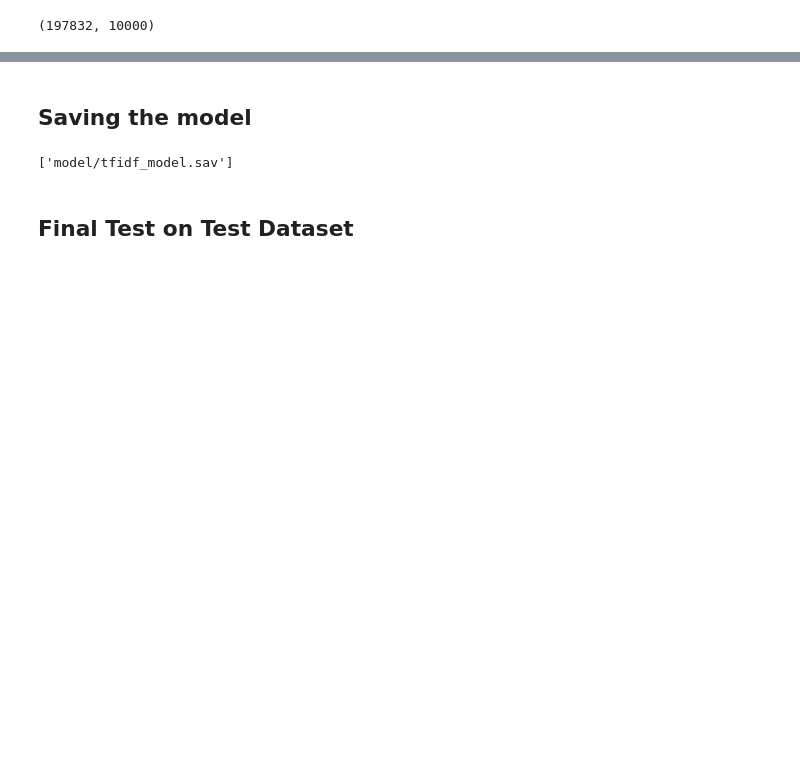
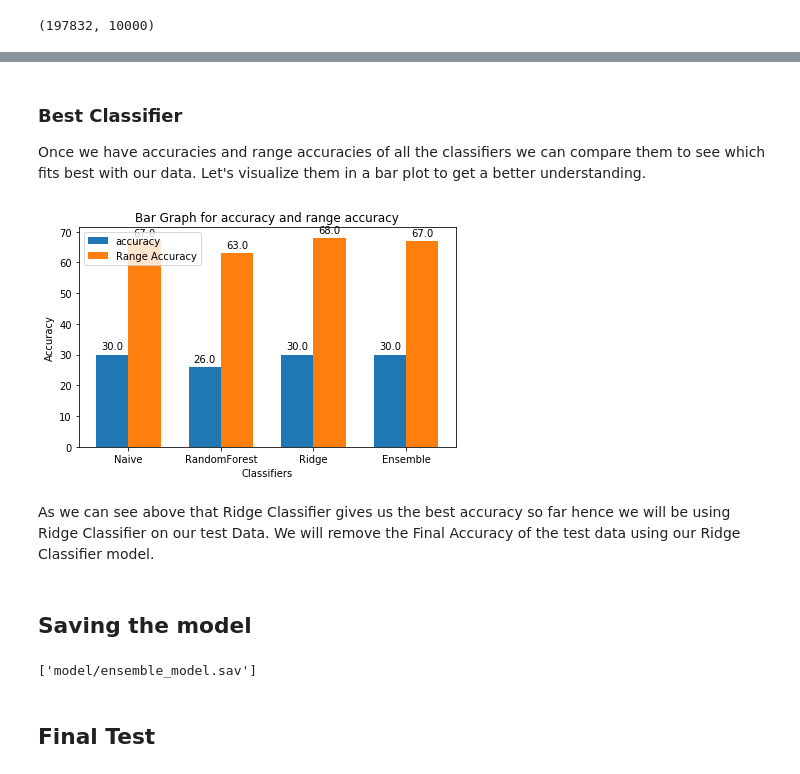
Before and after one commit to elisontuscano/Game-Review-Predictor, a Jupyter notebook: GameReviewPredictor.ipynb, the cells around one changed output, grey strips where cells are left out. Saved outputs shown, nothing was run; the diff lists cells and outputs as text; code cells hidden in the pictures; blank space fills up the shorter version.

```diff
--- a/GameReviewPredictor.ipynb
+++ b/GameReviewPredictor.ipynb
@@ -204,0 +481,9 @@ Range Accuracy on development data : 72.11876743903919 %
+# %%
+from sklearn.ensemble import VotingClassifier
+estimators = []
+estimators.append(('naive', NaiveClassifier))
+estimators.append(('random', RFClassifier))
+estimators.append(('ridge', Ridgeclassifier))
+# create the ensemble model
+ensemble = VotingClassifier(estimators)
+ensemble.fit(tfidf_train, Y_train)
@@ -204,0 +508,5 @@ Range Accuracy on development data : 72.11876743903919 %
+# %%
+y_pred = np.round(ensemble.predict(tfidf_dev))
+# %%
+ebscore=accuracy_score(Y_dev ,np.round(y_pred)) *100
+print('Accuracy on development data : {} %'.format(ebscore))
@@ -204,0 +515,3 @@ Range Accuracy on development data : 72.11876743903919 %
+# %%
+range_ebscore=range_accuracy_metric(Y_dev, np.round(y_pred))
+print('Range Accuracy on development data : {} %'.format(range_ebscore))
@@ -205,11 +603,56 @@ Range Accuracy on development data : 72.11876743903919 %
+# %% [markdown]
+### Best Classifier
+
+Once we have accuracies and range accuracies of all the classifiers we can compare them to see which fits best with our data. Let's visualize them in a bar plot to get a better understanding.
+# %%
+labels = ['Naive', 'RandomForest', 'Ridge', 'Ensemble']
+acc=np.round([nbscore,rfscore,ridge_score,ebscore])
+rangeacc= np.round([range_nbscore,range_rfscore,range_ridge_score,range_ebscore])
+
+x = np.arange(len(labels))
+width = 0.35
+
+fig, ax = plt.subplots()
+rects1 = ax.bar(x - width/2, acc, width, label='accuracy')
+rects2 = ax.bar(x + width/2, rangeacc, width, label='Range Accuracy')
+
+ax.set_title('Bar Graph for accuracy and range accuracy')
+ax.set_xlabel('Classifiers')
+ax.set_ylabel('Accuracy')
+ax.set_xticks(x)
+ax.set_xticklabels(labels)
+ax.legend()
+
+def autolabel(rects):
+    for rect in rects:
+        height = rect.get_height()
+        ax.annotate('{}'.format(height),
+                    xy=(rect.get_x() + rect.get_width() / 2, height),
+                    xytext=(0, 3),
+                    textcoords="offset points",
+                    ha='center', va='bottom')
+
+
+autolabel(rects1)
+autolabel(rects2)
+
+fig.tight_layout()
+
+plt.show()
+# %% [output]
+[figure, added]
+# %% [markdown]
+As we can see above that Ridge Classifier gives us the best accuracy so far hence we will be using Ridge Classifier on our test Data. We will remove the Final Accuracy of the test data using our Ridge Classifier model.
 # %% [markdown]
 ## Saving the model
 # %%
 from sklearn.externals import joblib
-#saving the model
-joblib.dump(classifier,'model/Ridge_model.sav')
+joblib.dump(Ridgeclassifier,'model/ridge_model.sav')
 joblib.dump(tfidf_vectorizor,'model/tfidf_model.sav')
+joblib.dump(NaiveClassifier,'model/naive_model.sav')
+joblib.dump(RFClassifier,'model/randomforest_model.sav')
+joblib.dump(ensemble,'model/ensemble_model.sav')
 # %% [output]
-['model/tfidf_model.sav']
+['model/ensemble_model.sav']
 # %% [markdown]
-## Final Test on Test Dataset
+## Final Test
```
Also changed, not shown: parts of 84 cells of this notebook, 17 other files.
